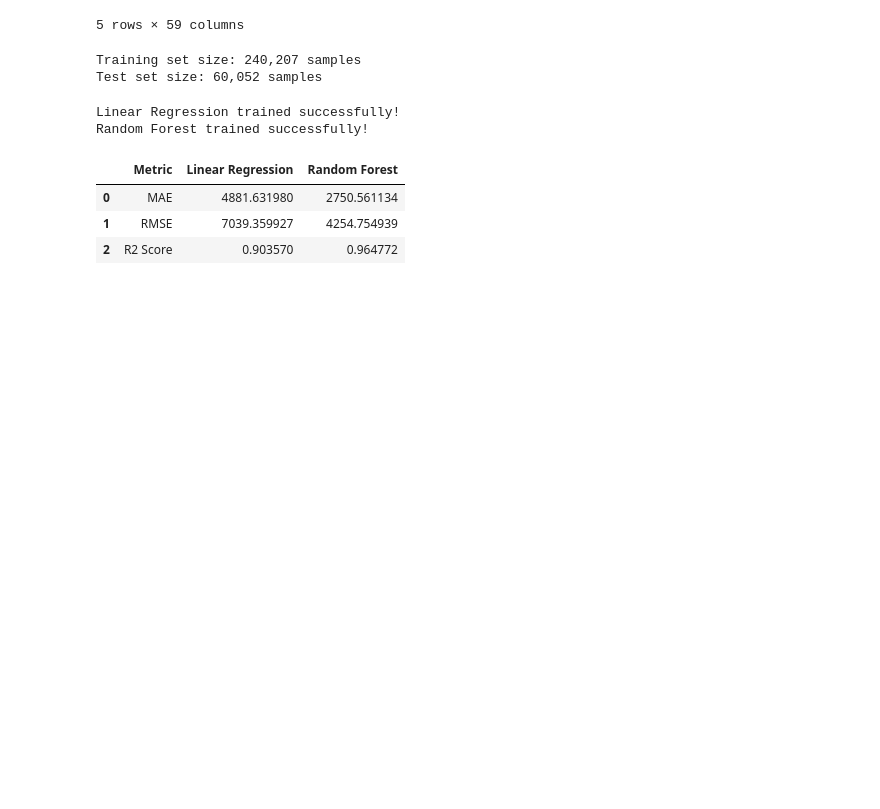
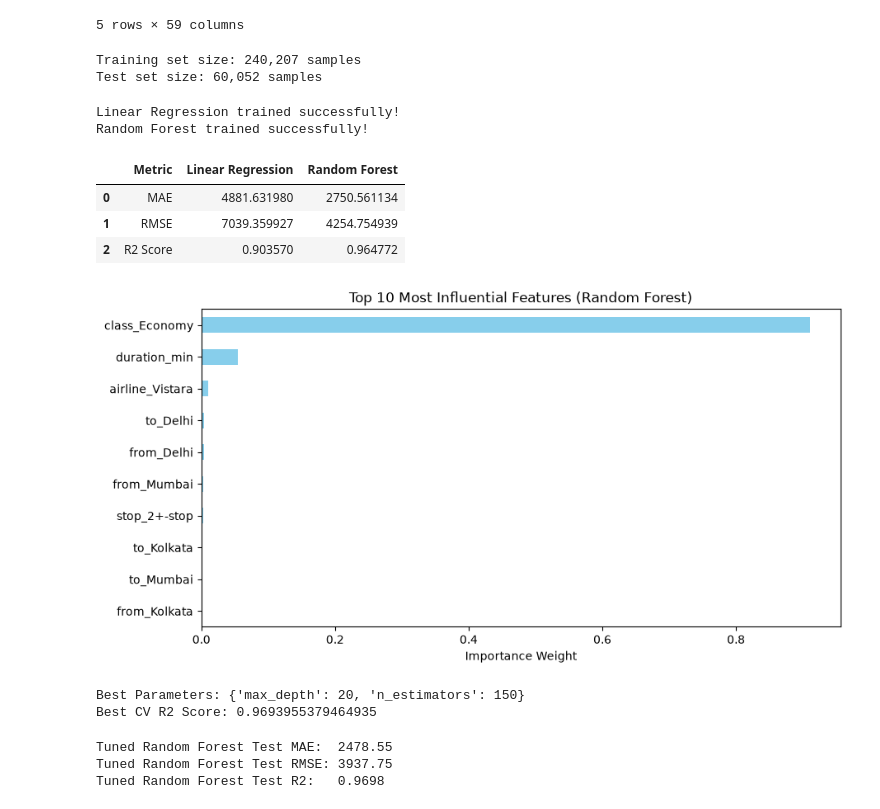
Before and after one commit to jasminerezai/ML-Lab1, a Jupyter notebook: notebooks/lab1.ipynb, the cells around one changed output. Cells and saved outputs as stored; diff of their text form; code cells hidden in the pictures; blank space fills up the shorter version.

```diff
--- a/notebooks/lab1.ipynb
+++ b/notebooks/lab1.ipynb
@@ -162,3 +159,64 @@ results_df
 | 0 | MAE | 4881.631980 | 2750.561134 |
 | 1 | RMSE | 7039.359927 | 4254.754939 |
 | 2 | R2 Score | 0.903570 | 0.964772 |
+# %%
+import pandas as pd
+import matplotlib.pyplot as plt
+
+# Get feature importances from Random Forest
+importances = pd.Series(rf_model.feature_importances_, index=X_encoded.columns)
+
+# Plot top 10 most influential features
+plt.figure(figsize=(10, 5))
+importances.sort_values(ascending=True).tail(10).plot(kind='barh', color='skyblue')
+plt.title('Top 10 Most Influential Features (Random Forest)')
+plt.xlabel('Importance Weight')
+plt.show()
+# %% [output]
+[figure, added]
+# %%
+from sklearn.model_selection import GridSearchCV
+
+# Define hyperparameter grid for Random Forest
+param_grid = {
+    'n_estimators': [100, 150],
+    'max_depth': [15, 20]
+}
+
+# Perform 5-Fold Cross Validation on the training set
+grid_search = GridSearchCV(
+    estimator=RandomForestRegressor(random_state=42, n_jobs=-1),
+    param_grid=param_grid,
+    cv=5,
+    scoring='r2',
+    n_jobs=-1
+)
+
+grid_search.fit(X_train, y_train)
+
+print("Best Parameters:", grid_search.best_params_)
+print("Best CV R2 Score:", grid_search.best_score_)
+# %% [output]
+Best Parameters: {'max_depth': 20, 'n_estimators': 150}
+Best CV R2 Score: 0.9693955379464935
+# %%
+from sklearn.metrics import mean_absolute_error, root_mean_squared_error, r2_score
+
+# Get best tuned model from grid search
+best_rf = grid_search.best_estimator_
+
+# Make predictions on test set
+tuned_preds = best_rf.predict(X_test)
+
+# Calculate metrics after tuning
+tuned_mae = mean_absolute_error(y_test, tuned_preds)
+tuned_rmse = root_mean_squared_error(y_test, tuned_preds)
+tuned_r2 = r2_score(y_test, tuned_preds)
+
+print(f"Tuned Random Forest Test MAE:  {tuned_mae:.2f}")
+print(f"Tuned Random Forest Test RMSE: {tuned_rmse:.2f}")
+print(f"Tuned Random Forest Test R2:   {tuned_r2:.4f}")
+# %% [output]
+Tuned Random Forest Test MAE:  2478.55
+Tuned Random Forest Test RMSE: 3937.75
+Tuned Random Forest Test R2:   0.9698
```
Also changed, not shown: parts of 1 cell of this notebook.
